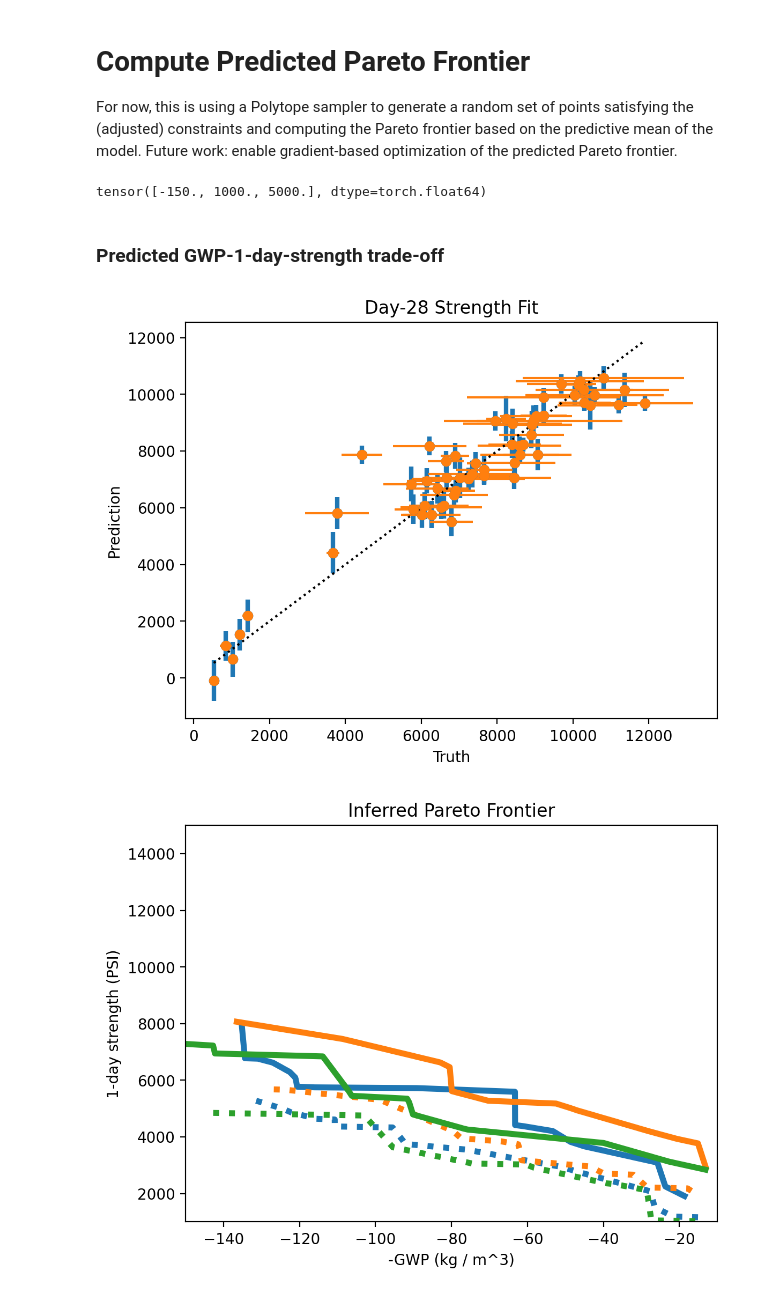
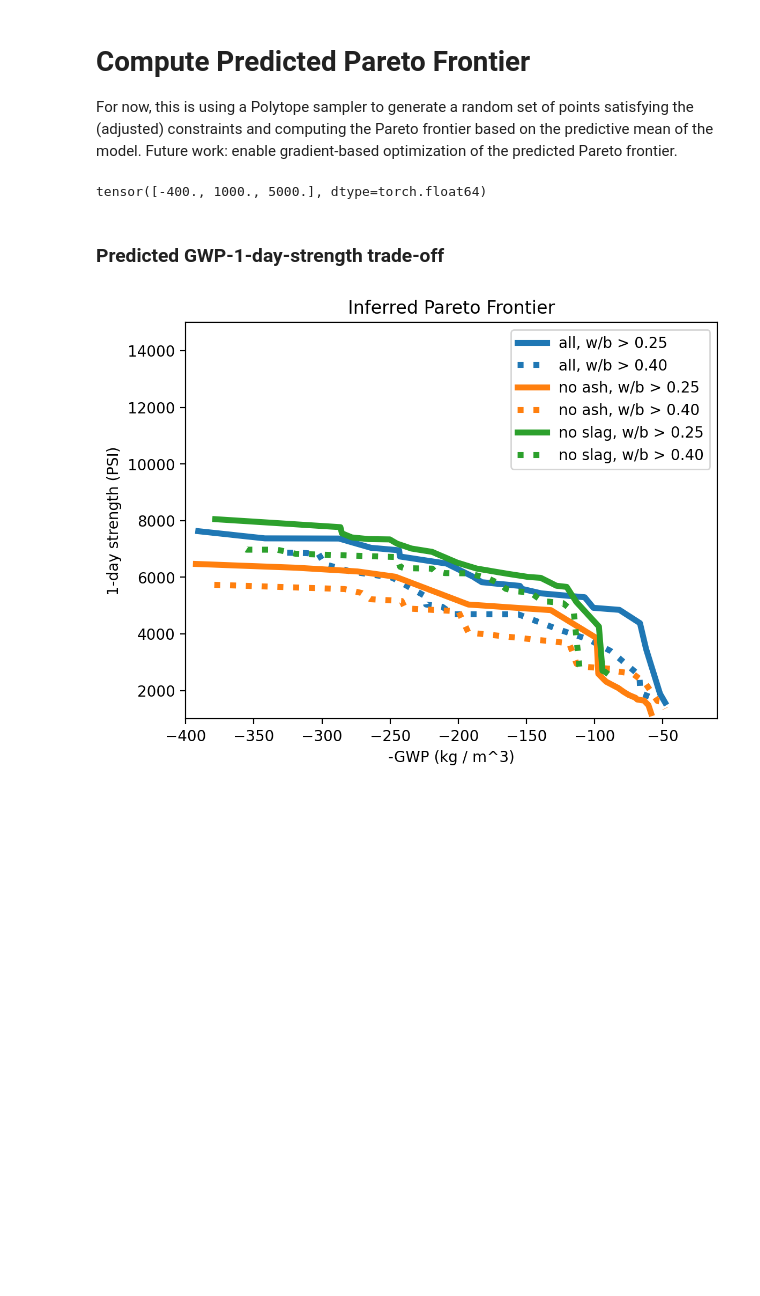
Before and after one commit to facebookresearch/SustainableConcrete, a Jupyter notebook: notebooks/strength_model_tutorial.ipynb, the cells around one changed output. Cells and saved outputs as stored; diff of their text form; code cells hidden in the pictures; blank space fills up the shorter version.

Commit message:
updated data, made gwp model homogeneous, generalized some constraint helpers

```diff
--- a/notebooks/strength_model_tutorial.ipynb
+++ b/notebooks/strength_model_tutorial.ipynb
@@ -78,5 +78,11 @@ The lower and upper bounds for the respective variables are set to:
 # %%
-equality_constraints, inequality_constraints = utils.get_mortar_constraints(data.X_columns[:-1], verbose=True) # excluding time
+equality_constraints, inequality_constraints = utils.get_mortar_constraints(
+    X_columns=data.X_columns[:-1],
+    # binder_names=['Cement (kg/m3)', 'Fly Ash (kg/m3)', 'Slag (kg/m3)'],
+    # aggregate_names=['Fine Aggregate (kg/m3)'],
+    # water_name="Water (kg/m3)",
+    verbose=True,
+) # excluding time
 # %% [output]
 Adding linear equality constraints:
         - Total Binder + Fine Aggregate : 1875.0
@@ -223,9 +229,10 @@ For now, this is using a Polytope sampler to generate a random set of points sat
 # representing the lower bounds on 1) -GWP, 2) 1-day, and
 # 3) 28-day strength below which solutions become irrelevant.
 ref_point = utils.get_reference_point()
+ref_point[0] = -400
 ref_point
 # %% [output]
-tensor([-150., 1000., 5000.], dtype=torch.float64)
+tensor([-400., 1000., 5000.], dtype=torch.float64)
 # %%
 import matplotlib
 import matplotlib.colors as mcolors
@@ -235,15 +242,15 @@ tableau = list(mcolors.TABLEAU_COLORS.values())
 
 # define bounds
 all_bounds = utils.get_mortar_bounds(data.X_columns[:-1])
-noash_bounds = bounds.clone()
-noash_bounds[1, 1] = 0.0  # no fly ash
-noslag_bounds = bounds.clone()
+noash_bounds = all_bounds.clone()
+all_bounds[1, 1] = 0.0  # no fly ash
+noslag_bounds = all_bounds.clone()
 noslag_bounds[1, 2] = 0.0  # no slag
 
 # define a sequence of different constraints
-wb_ratios = [0.2, 0.35, 0.2, 0.35, 0.2, 0.35]
+wb_ratios = [0.25, 0.4, 0.25, 0.4, 0.25, 0.4]
 bounds_list = [all_bounds, all_bounds, noash_bounds, noash_bounds, noslag_bounds, noslag_bounds]
-names = ["all, w/b > 0.20", "all, w/b > 0.35", "no ash, w/b > 0.20", "no ash, w/b > 0.35", "no slag, w/b > 0.20", "no slag, w/b > 0.35"]
+names = ["all, w/b > 0.25", "all, w/b > 0.40", "no ash, w/b > 0.25", "no ash, w/b > 0.40", "no slag, w/b > 0.25", "no slag, w/b > 0.40"]
 colors = [tableau[0], tableau[0], tableau[1], tableau[1], tableau[2], tableau[2]]
 linestyles = ["-", ":", "-", ":", "-", ":"]
 # %% [markdown]
@@ -280,29 +287,31 @@ for strength_dim in [1, 2]:
     predicted_pareto_results.append(
         get_inferred_pareto_frontiers(
             pareto_dims,
-            num_candidates=10000,  # number of random composition candidates from which to pick the Pareto-optimal ones.
+            # number of random composition candidates from which to pick the Pareto-optimal ones.
+            # increasing this number gives a more accurate estimate of the Pareto frontier.
+            num_candidates=16_000,
         )
     )
 # %%
 fig = plt.figure(dpi=200)
 plt.title("Inferred Pareto Frontier")
 plt.ylabel("1-day strength (PSI)")
 plt.xlabel("-GWP (kg / m^3)")
 Y_all, Ystd_all = predicted_pareto_results[0]
 for Y, Ystd, name, ls, color in zip(Y_all, Ystd_all, names, linestyles, colors):
     plt.plot(Y[:, 0], Y[:, 1], label=name, linestyle=ls, color=color, lw=4)
     # can also plot predictive uncertainties, but this gets messy
     # plt.fill_between(Y[:, 0], Y[:, 1] + Ystd[:, 1], Y[:, 1] - Ystd[:, 1], alpha=.5, color=color)
 
-xlim = (-150, -10)
+lower_gwp_bound = ref_point[0]
+xlim = (lower_gwp_bound, -10)
 ylim = (1000, 15000)
 plt.xlim(xlim)
 plt.ylim(ylim)
-# plt.legend()
+plt.legend()
 plt.show()
 # %% [output]
-[figure, old version]
+[figure, new version]
-[figure, removed]
 # %%
 fig = plt.figure(dpi=200)
 plt.title("Inferred Pareto Frontier")
```
Also changed, not shown: parts of 8 cells of this notebook, 5 other files.
